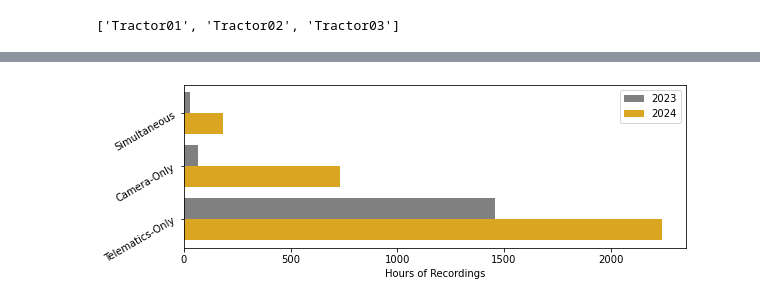
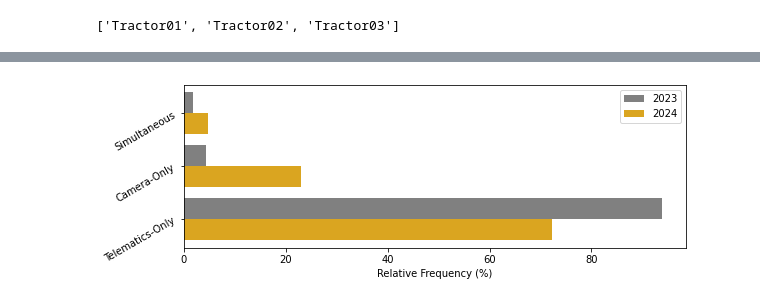
Before and after one commit to tjwieg/MS_thesis, a Jupyter notebook: plots/unify_gps24.ipynb, the cells around one changed output, grey strips where cells are left out. Drawn from its saved outputs; the diff is of its cells as text; code cells hidden in the pictures.

```diff
--- a/plots/unify_gps24.ipynb
+++ b/plots/unify_gps24.ipynb
@@ -75,9 +75,9 @@ maintenance = [
 ]
 # %%
 def stamp(dt):
-    minute = dt.minute - (dt.minute % 10)
-    return f"{dt.date()}_{dt.hour:02}:{minute:02}"
-    #return f"{dt.date()}_{dt.hour:02}"
+    # minute = dt.minute - (dt.minute % 10)
+    # return f"{dt.date()}_{dt.hour:02}:{minute:02}"
+    return f"{dt.date()}_{dt.hour:02}:{dt.minute:02}"
 
 def unstamp(st):
     date, time = st.split("_")
@@ -416,12 +415,11 @@ minutes
 # %%
 hours24 = {
-    "Telematics-Only": minutes["Telematics-Only"]/6,
-    "Camera-Only": minutes["Camera-Only"]/6,
-    "Simultaneous": minutes["Both"]/6
+    "Telematics-Only": minutes["Telematics-Only"]/60,
+    "Camera-Only": minutes["Camera-Only"]/60,
+    "Simultaneous": minutes["Both"]/60
 }
 
-hours23 = { # from unify_gps.ipynb
-    'Telematics-Only': 1456.8166666666666,
-    'Camera-Only': 64.65,
-    'Simultaneous': 30.166666666666668
-}
+# from unify_gps.ipynb:
+hours23 = {'Telematics-Only': 1425.55,
+ 'Camera-Only': 64.58333333333333,
+ 'Simultaneous': 27.833333333333332}
@@ -428,13 +442,16 @@ hours23 = { # from unify_gps.ipynb
+# %%
+total24 = sum(hours24.values())
+total23 = sum(hours23.values())
 # %%
 bar_width = 0.4
 xx = np.arange(len(hours23))
 plt.figure(figsize=(9,3))
-plt.barh(xx, [hours23[i] for i in hours23], bar_width, label="2023", color="grey")
-plt.barh(xx-bar_width, [hours24[i] for i in hours24], bar_width, label="2024", color="goldenrod")
+plt.barh(xx, [100*hours23[i]/total23 for i in hours23], bar_width, label="2023", color="grey")
+plt.barh(xx-bar_width, [100*hours24[i]/total24 for i in hours24], bar_width, label="2024", color="goldenrod")
 
 plt.legend()
-plt.xlabel("Hours of Recordings")
+plt.xlabel("Relative Frequency (%)")
 plt.yticks(xx-(bar_width/2), labels=list(hours23.keys()), rotation=30)
 plt.show()
 # %% [output]
-[figure, old version]
+[figure, new version]
```
Also changed, not shown: parts of 11 cells of this notebook, 14 other files.
